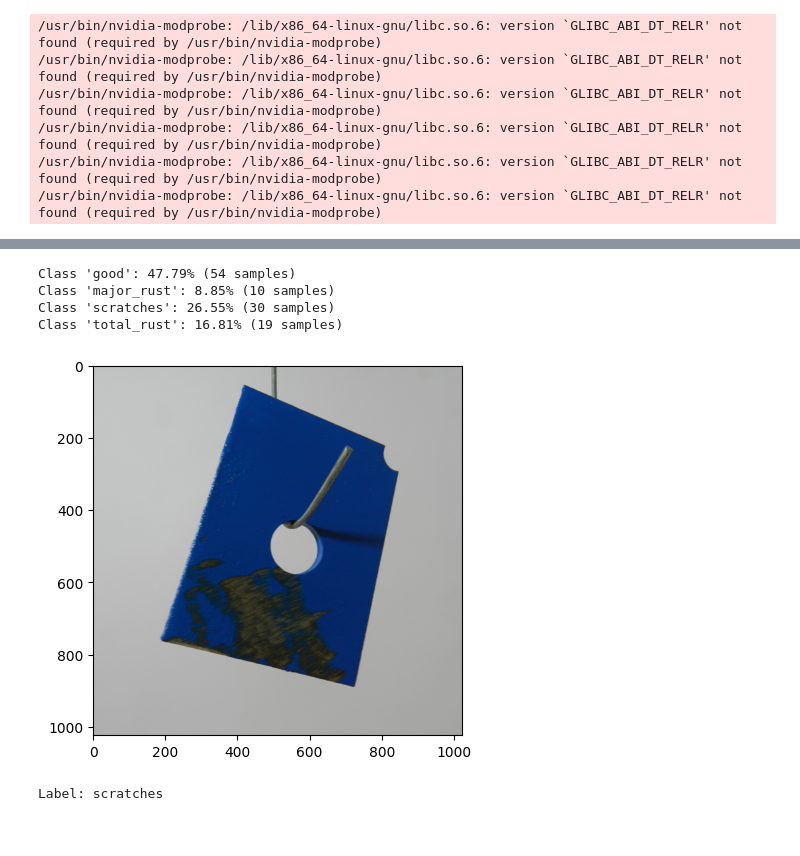
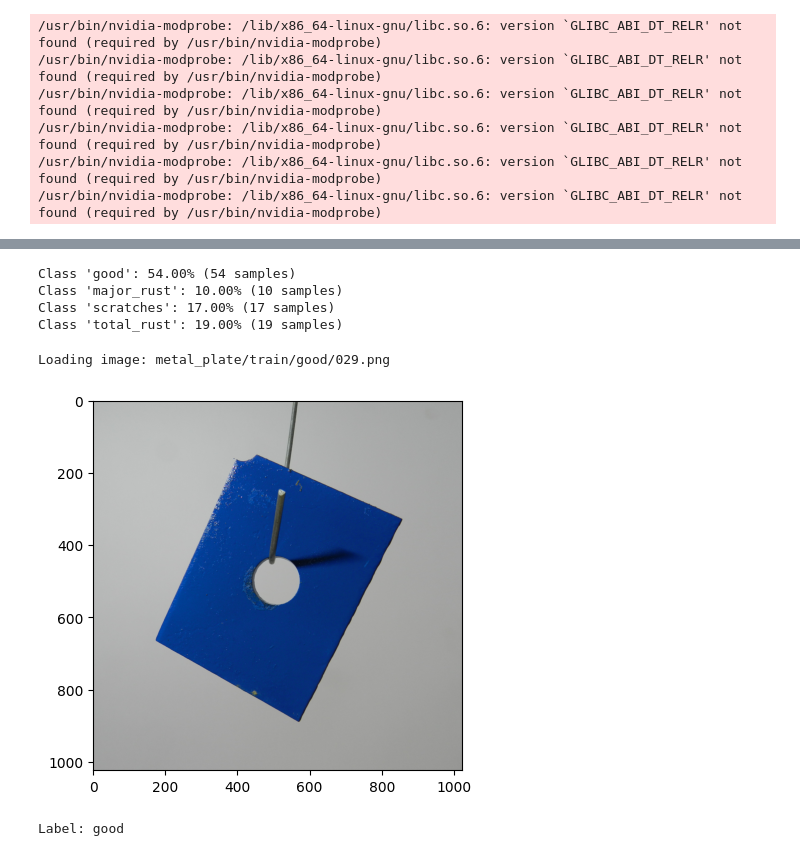
Before and after one commit to NTPRuntime/Tristar_Takehome_Assessment, a Jupyter notebook: classifier.ipynb, the cells around one changed output, grey strips where cells are left out. Saved outputs shown, nothing was run; the diff lists cells and outputs as text; code cells hidden in the pictures.

```diff
--- a/classifier.ipynb
+++ b/classifier.ipynb
@@ -44,8 +45,8 @@ for i in range(len(major_rust_test)):
 major_rust_ground_truth_train = ['major_rust'] * len(major_rust_train)
 major_rust_ground_truth_test = ['major_rust'] * len(major_rust_test)
 # %%
-scratches_train = sorted(os.listdir(f"{CHOSEN_PART}/test/scratches"))[0:-4:]
-scratches_test = sorted(os.listdir(f"{CHOSEN_PART}/test/scratches"))[-4::]
+scratches_train = sorted(os.listdir(f"{CHOSEN_PART}/test/scratches"))[0::2]
+scratches_test = sorted(os.listdir(f"{CHOSEN_PART}/test/scratches"))[1::2]
 for i in range(len(scratches_train)):
     scratches_train[i] = f"{CHOSEN_PART}/test/scratches/{scratches_train[i]}"
 for i in range(len(scratches_test)):
@@ -82,7 +80,7 @@ def class_spread(training_labels):
 # %%
 class_spread(y_train)
 # %% [output]
-Class 'good': 47.79% (54 samples)
-Class 'major_rust': 8.85% (10 samples)
-Class 'scratches': 26.55% (30 samples)
-Class 'total_rust': 16.81% (19 samples)
+Class 'good': 54.00% (54 samples)
+Class 'major_rust': 10.00% (10 samples)
+Class 'scratches': 17.00% (17 samples)
+Class 'total_rust': 19.00% (19 samples)
@@ -105,11 +87,14 @@ def balance_classes(num_counts):
 # %%
 chosen_index = random.randint(0, len(X_train)-1)
-plt.imshow(Image.open(X_train[chosen_index]))
+image_path = X_train[chosen_index]
+print(f"Loading image: {image_path}")
+plt.imshow(Image.open(image_path))
 plt.show()
 print(f"Label: {y_train[chosen_index]}")
 # %% [output]
+Loading image: metal_plate/train/good/029.png
-[figure, old version]
+[figure, new version]
-Label: scratches
+Label: good
 # %%
 # tensor_dims = (B, 3, 512, 512)
 # %%
```
Also changed, not shown: parts of 13 cells of this notebook, 2 other files.
